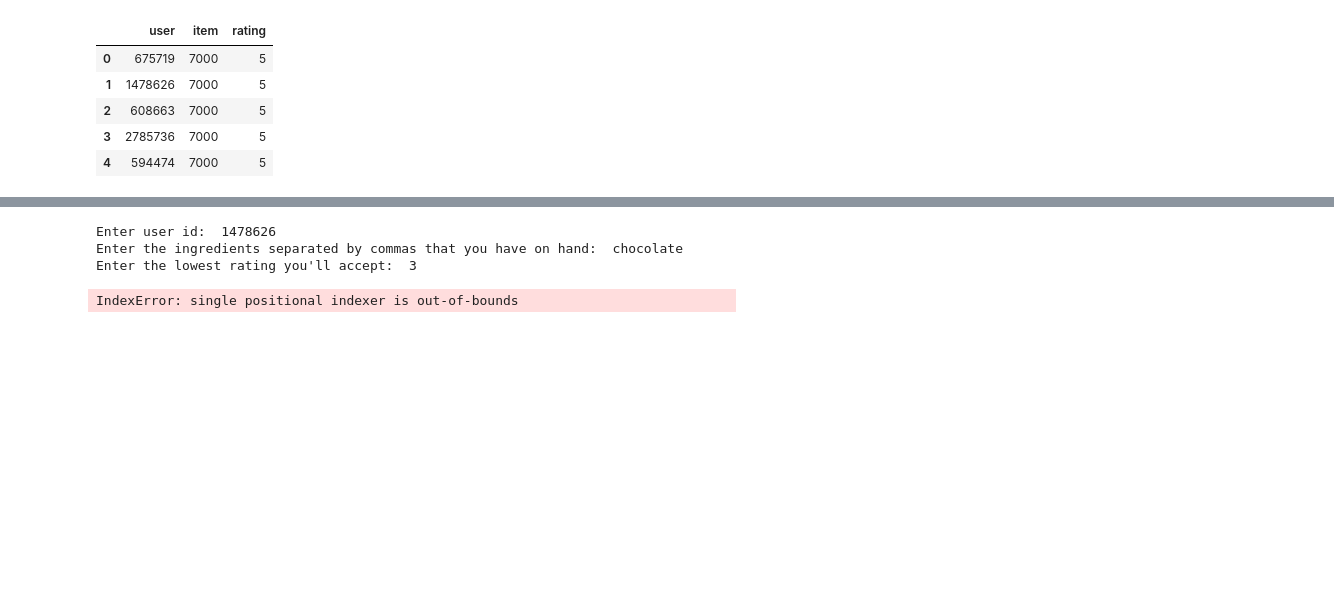
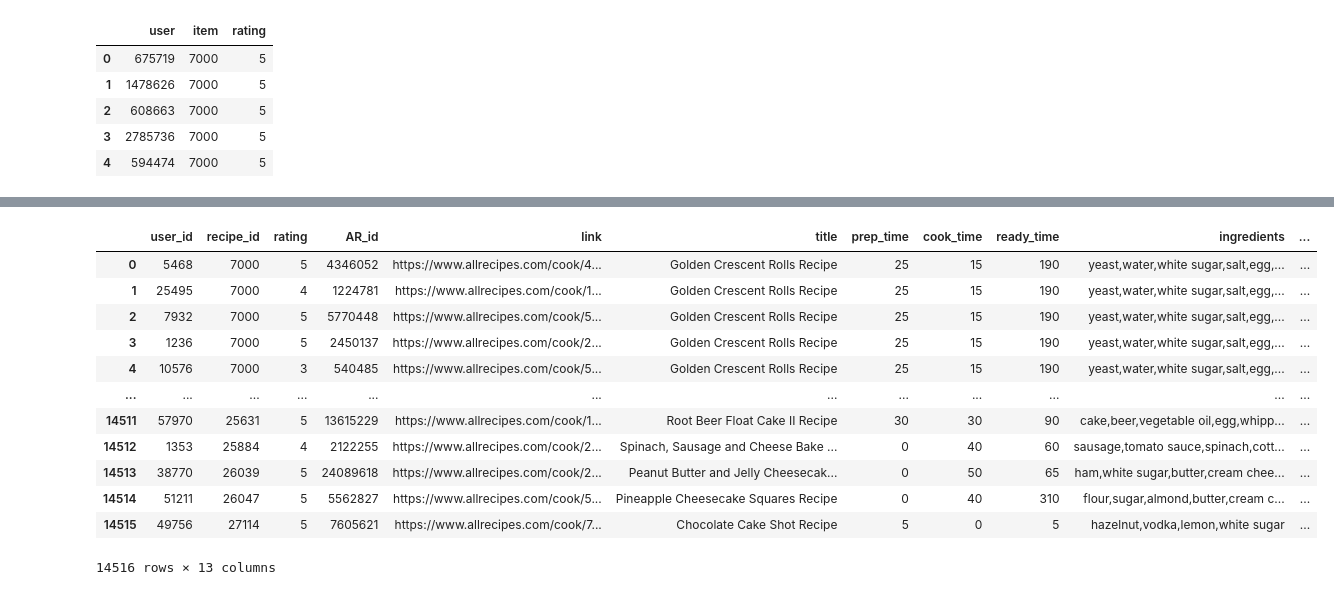
Before and after one commit to ThanyaRamanathan/Food-Waste-Reduction, a Jupyter notebook: recipes_recommender.ipynb, the cells around one changed output, grey strips where cells are left out. Cells and saved outputs as stored; diff of their text form; code cells hidden in the pictures; blank space fills up the shorter version.

```diff
--- a/recipes_recommender.ipynb
+++ b/recipes_recommender.ipynb
@@ -36,0 +24,3 @@ users_df.head()
+# %%
+users_df.drop(columns = {'Unnamed: 0'}, inplace=True)
+users_df.head()
@@ -45,5 +42,5 @@ master_ratings_df.head()
 | 4 | 594474 | 7000 | 5 |
 # %%
 ratings_df = master_ratings_df.copy()
-ratings_df.columns = ['user', 'item', 'rating']
+ratings_df.columns = ['user_id', 'recipe_id', 'rating']
 # %%
@@ -148,26 +61,0 @@ def get_r(user_id):
-# %%
-# ask the user for input
-# get their ID number
-user_id = int(input('Enter user id: '))
-
-# get them to list some ingredients, currently it breaks if the second or next ingredient is not there
-ingredient_list = input('Enter the ingredients separated by commas that you have on hand: ')
-
-items = np.array(ingredient_list.split(','))
-
-rating = int(input('Enter the lowest rating you\'ll accept: '))
-
-user_name = users_df.loc[users_df['user_id'] == user_id]
-
-print('\nuser: ',user_name.iloc[0,1])
-print(ingredient_list)
-print('\nHere are your recommendations.')
-test = get_r(user_id)
-for item in items:
-    test = test[test['ingredients'].str.contains(item)]
-test = test[test['pred_rating'] >= rating]
-# %% [output]
-Enter user id:  1478626
-Enter the ingredients separated by commas that you have on hand:  chocolate
-Enter the lowest rating you'll accept:  3
-IndexError: single positional indexer is out-of-bounds
@@ -180,0 +62,20 @@ r_df.loc[master_ratings_df['reviewer_id'] == a]
+# %%
+# Merge datasets
+merged_df = pd.merge(ratings_df, users_df, on='user_id', how='inner')
+merged_df = pd.merge(merged_df, recipes_df, left_on='recipe_id', right_on='recipe_id', how='inner')
+# %%
+merged_df
+# %% [output]
+|  | user_id | recipe_id | rating | AR_id | link | title | prep_time | cook_time | ready_time | ingredients | ... |
+| 0 | 5468 | 7000 | 5 | 4346052 | https://www.allrecipes.com/cook/4... | Golden Crescent Rolls Recipe | 25 | 15 | 190 | yeast,water,white sugar,salt,egg,... | ... |
+| 1 | 25495 | 7000 | 4 | 1224781 | https://www.allrecipes.com/cook/1... | Golden Crescent Rolls Recipe | 25 | 15 | 190 | yeast,water,white sugar,salt,egg,... | ... |
+| 2 | 7932 | 7000 | 5 | 5770448 | https://www.allrecipes.com/cook/5... | Golden Crescent Rolls Recipe | 25 | 15 | 190 | yeast,water,white sugar,salt,egg,... | ... |
+| 3 | 1236 | 7000 | 5 | 2450137 | https://www.allrecipes.com/cook/2... | Golden Crescent Rolls Recipe | 25 | 15 | 190 | yeast,water,white sugar,salt,egg,... | ... |
+| 4 | 10576 | 7000 | 3 | 540485 | https://www.allrecipes.com/cook/5... | Golden Crescent Rolls Recipe | 25 | 15 | 190 | yeast,water,white sugar,salt,egg,... | ... |
+| ... | ... | ... | ... | ... | ... | ... | ... | ... | ... | ... | ... |
+| 14511 | 57970 | 25631 | 5 | 13615229 | https://www.allrecipes.com/cook/1... | Root Beer Float Cake II Recipe | 30 | 30 | 90 | cake,beer,vegetable oil,egg,whipp... | ... |
+| 14512 | 1353 | 25884 | 4 | 2122255 | https://www.allrecipes.com/cook/2... | Spinach, Sausage and Cheese Bake ... | 0 | 40 | 60 | sausage,tomato sauce,spinach,cott... | ... |
+| 14513 | 38770 | 26039 | 5 | 24089618 | https://www.allrecipes.com/cook/2... | Peanut Butter and Jelly Cheesecak... | 0 | 50 | 65 | ham,white sugar,butter,cream chee... | ... |
+| 14514 | 51211 | 26047 | 5 | 5562827 | https://www.allrecipes.com/cook/5... | Pineapple Cheesecake Squares Recipe | 0 | 40 | 310 | flour,sugar,almond,butter,cream c... | ... |
+| 14515 | 49756 | 27114 | 5 | 7605621 | https://www.allrecipes.com/cook/7... | Chocolate Cake Shot Recipe | 5 | 0 | 5 | hazelnut,vodka,lemon,white sugar | ... |
+14516 rows × 13 columns
```
Also changed, not shown: parts of 21 cells of this notebook.
